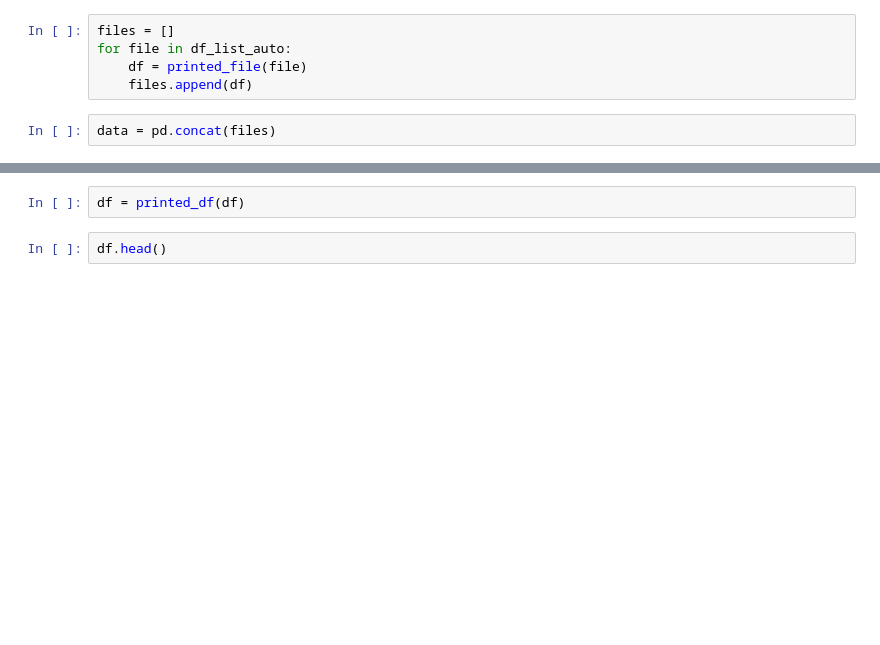
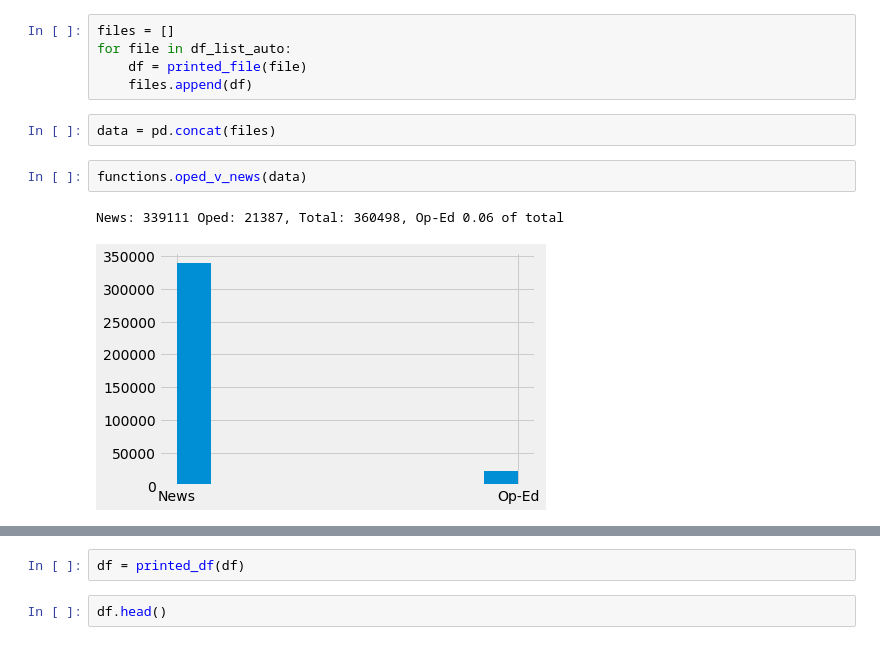
Before and after one commit to dj-betts/opinion_classifier, a Jupyter notebook: nlp_with_quotations.ipynb, the cells around one changed output, grey strips where cells are left out. Drawn from its saved outputs; the diff is of its cells as text; blank space fills up the shorter version.

```diff
--- a/nlp_with_quotations.ipynb
+++ b/nlp_with_quotations.ipynb
@@ -191,6 +198,11 @@ for file in df_list_auto:
     files.append(df)
 # %%
 data = pd.concat(files)
+# %%
+functions.oped_v_news(data)
+# %% [output]
+News: 339111 Oped: 21387, Total: 360498, Op-Ed 0.06 of total
+[figure, added]
 # %%
 data.columns
 # %% [output]
```
Also changed, not shown: parts of 38 cells of this notebook, 7 other files.
